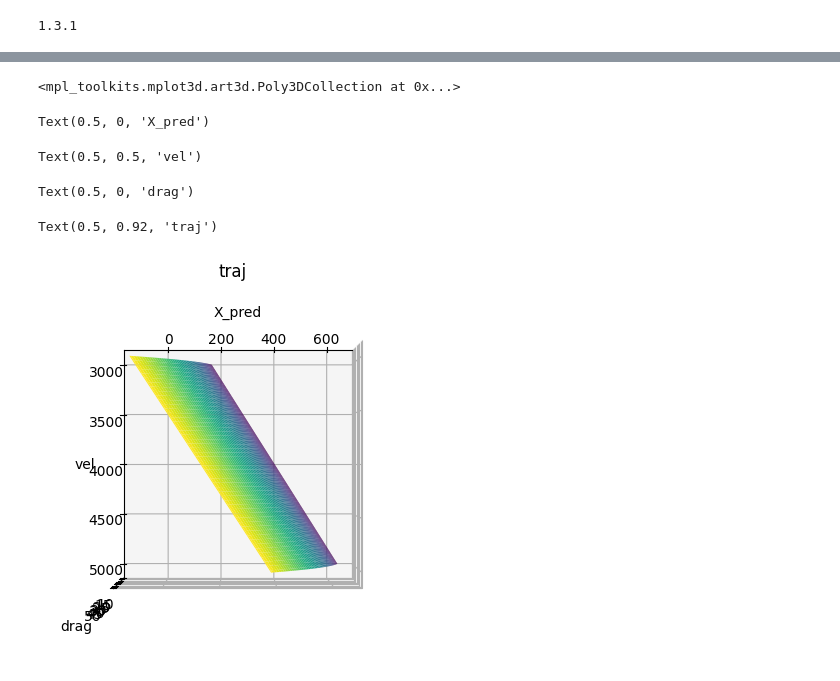
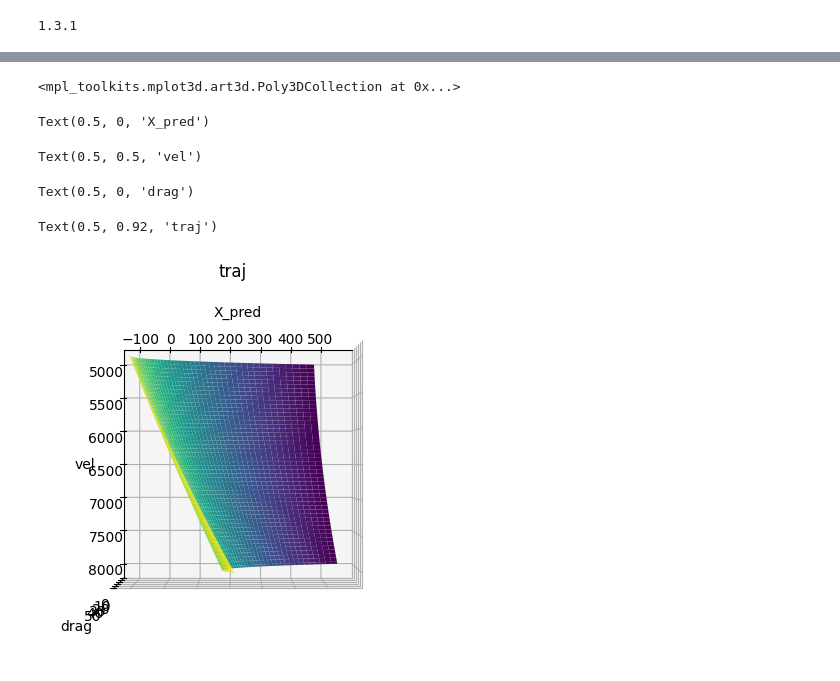
Before and after one commit to giuliodondi/kOS-Shuttle-OPS3, a Jupyter notebook: Ships/Script/Shuttle_OPS3/LOGS/traj_drag_fits.ipynb, the cells around one changed output, grey strips where cells are left out. Drawn from its saved outputs; the diff is of its cells as text; code cells hidden in the pictures.

```diff
--- a/Ships/Script/Shuttle_OPS3/LOGS/traj_drag_fits.ipynb
+++ b/Ships/Script/Shuttle_OPS3/LOGS/traj_drag_fits.ipynb
@@ -180,12 +177,12 @@ x = -38.0268152009462 + 0.09906578419425373 * vel**1 * drag**0 + -12.70708485911
 # %%
 def trajplot_x_vd(vel, drag):
-    x = -531.1596833649385 + 0.2369508010818678 * vel**1 * drag**0 + -0.7771572651359938 * vel**0 * drag**1 + -2.1586890749936138e-07 * vel**2 * drag**0 + 0.00021100580946806138 * vel**1 * drag**1 + -0.1132059499998106 * vel**0 * drag**2
+    x = 556.7332824014602 + -0.04209415269774057 * vel**1 * drag**0 + -32.55273184833307 * vel**0 * drag**1 + 5.214402001192664e-06 * vel**2 * drag**0 + 0.0015954337395696246 * vel**1 * drag**1 + 0.25991212242109135 * vel**0 * drag**2
 
     return x
 # %%
 # Generate predictions for the grid points
-V_ext = np.linspace(3000, 5000, 100)
-D_ext = np.linspace(10, 50, 100)
+V_ext = np.linspace(5000, 8000, 100)
+D_ext = np.linspace(0, 50, 100)
 V_ext, D_ext = np.meshgrid(V_ext, D_ext)
 X_pred_ext = trajplot_x_vd(V_ext, D_ext)
 
@@ -193,31 +190,31 @@ X_pred_ext = trajplot_x_vd(V_ext, D_ext)
 X_pred_ext = X_pred_ext.reshape(V_ext.shape)
 
 
 
 # Create a 3D surface plot
 fig = plt.figure()
 ax = fig.add_subplot(111, projection='3d')
 
 # Plot the surface, ignoring NaN values
 ax.plot_surface(X_pred_ext, V_ext, D_ext, cmap='viridis')
 
 # Set labels and title
 ax.set_xlabel('X_pred')
 ax.set_ylabel('vel')
 ax.set_zlabel('drag')
 ax.set_title('traj')
 
 
 ax.invert_xaxis()
 
 ax.view_init(90, 90)
 
 # Show the plot
 plt.show()
 # %% [output]
 <mpl_toolkits.mplot3d.art3d.Poly3DCollection at 0x...>
 Text(0.5, 0, 'X_pred')
 Text(0.5, 0.5, 'vel')
 Text(0.5, 0, 'drag')
 Text(0.5, 0.92, 'traj')
-[figure, old version]
+[figure, new version]
```
Also changed, not shown: parts of 5 cells of this notebook, 2 other files.
